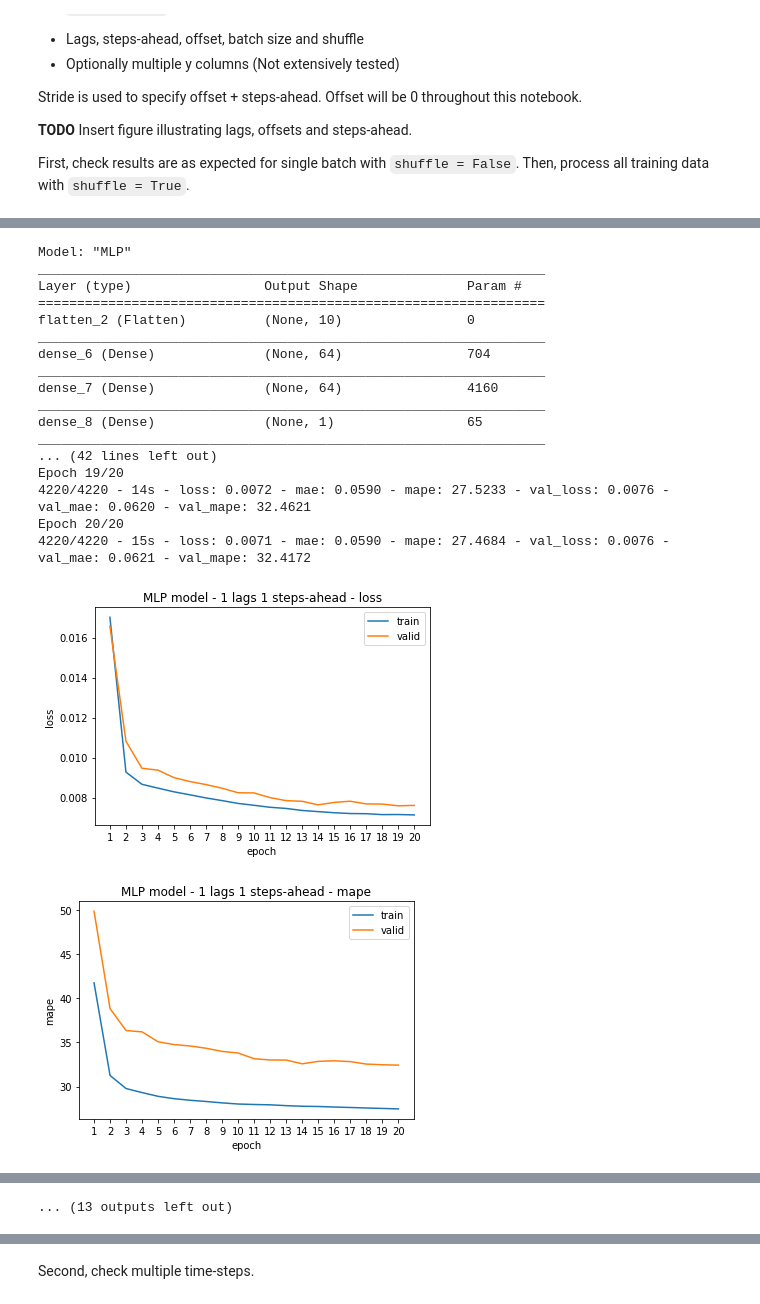
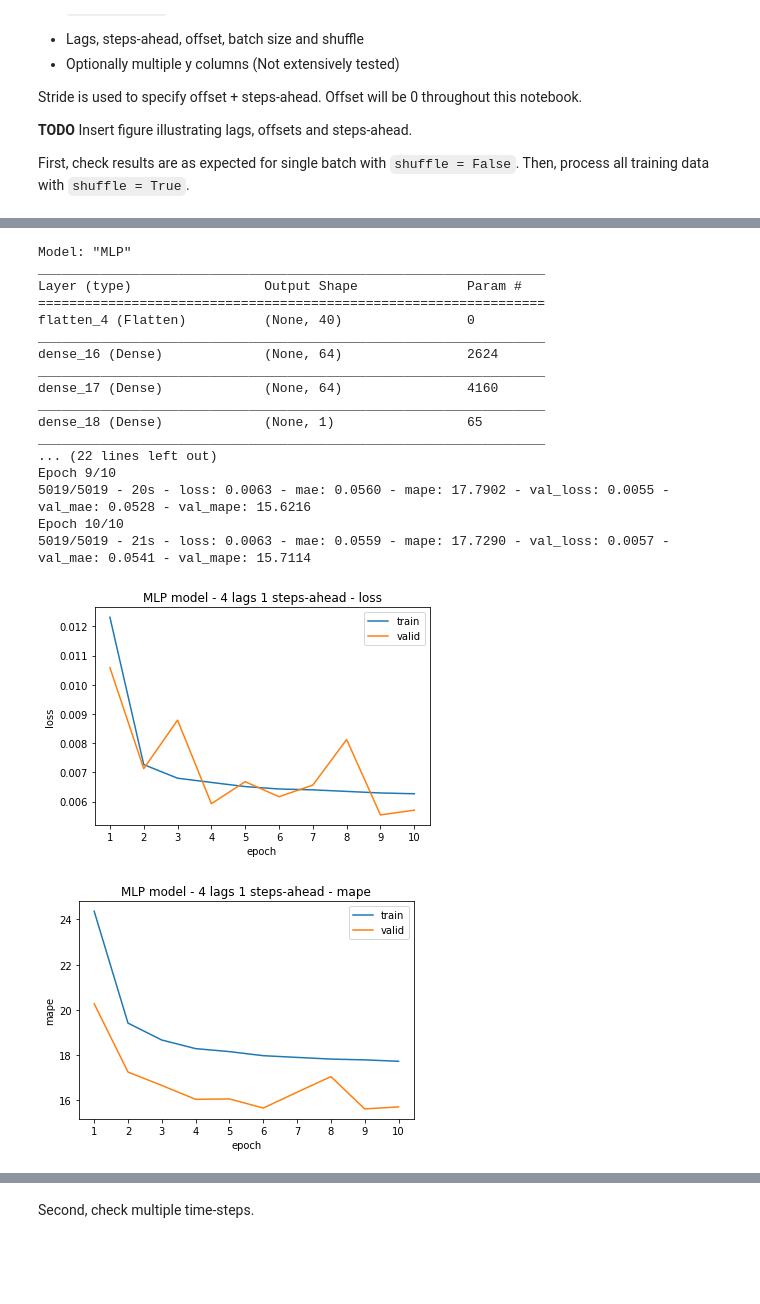
Before and after one commit to makeyourownmaker/CambridgeTemperatureModel, a Jupyter notebook: notebooks/keras_mlp_fcn_resnet_time_series.ipynb, the cells around one changed output, grey strips where cells are left out. Saved outputs shown, nothing was run; the diff lists cells and outputs as text; code cells hidden in the pictures; blank space fills up the shorter version.

```diff
--- a/notebooks/keras_mlp_fcn_resnet_time_series.ipynb
+++ b/notebooks/keras_mlp_fcn_resnet_time_series.ipynb
@@ -49,6 +56,9 @@ if 'google.colab' in str(get_ipython()):
 else:
     data_loc = "../data/CamUKWeather.csv"
 df = pd.read_csv(data_loc, parse_dates = True)
+
+df['ds'] = pd.to_datetime(df['ds'])
+
 print("Shape:")
 print(df.shape)
 print("\nInfo:")
@@ -463,9 +750,12 @@ def compile_fit_validate(model, train, valid, optimizer, epochs = 5, verbose = 2
     else:
         opt = Adam(lr = 0.001)
 
+    es = EarlyStopping(monitor = 'val_loss', mode = 'min', verbose = 1, patience = 10)
+    lr = ReduceLROnPlateau(monitor = 'val_loss', factor = 0.2, patience = 5, min_lr = 0.0001)
+
     model.compile(optimizer = opt, loss = 'mse', metrics = ['mae', 'mape'])
     h = model.fit(train, validation_data = valid,
-                  epochs = epochs, verbose = verbose)
+                  epochs = epochs, verbose = verbose, callbacks = [es, lr])
 
     return h
 
@@ -530,7 +820,7 @@ def build_small_model(name, data):
     return small
 
 
-def build_mlp_model_orig(name, data):
+def build_mlp_model_orig(name, data, n):
     in_shape, _ = get_io_shapes(data)
 
     mlp = Sequential(name = name)
@@ -554,7 +844,7 @@ def build_mlp_model_orig(name, data):
     return mlp
 
 
-def build_mlp_model(name, data):
+def build_mlp_model(name, data, neurons = 64):
     in_shape, _ = get_io_shapes(data)
 
     mlp = Sequential(name = name)
@@ -563,72 +853,71 @@ def build_mlp_model(name, data):
     mlp.add(Flatten())  # Shape: (time, features) => (time*features)
     # mlp.add(Dropout(0.1))
 
-    mlp.add(Dense(64, activation = 'relu'))
+    mlp.add(Dense(neurons, activation = 'relu'))
     # mlp.add(Dropout(0.1))
 
-    mlp.add(Dense(64, activation = 'relu'))
+    mlp.add(Dense(neurons, activation = 'relu'))
     # mlp.add(Dropout(0.1))
 
-    # mlp.add(Dense(32, activation = 'relu'))
+    # mlp.add(Dense(neurons, activation = 'relu'))
     # mlp.add(Dropout(0.1))
 
     mlp.add(Dense(1))
     mlp.add(Reshape([1, -1]))
 
     return mlp
 
 
 def run_model(model, train, valid, optimizer = 'adam', epochs = 5):
     in_shape, out_shape = get_io_shapes(train)
     model_id = model.name + ' model - ' + str(in_shape[0]) + \
                ' lags ' + str(out_shape[0]) + ' steps-ahead -'
 
     model.summary()
     h = compile_fit_validate(model, train, valid, optimizer, epochs)
     plot_history(h, model_id, epochs)
     print_min_loss(h, model_id)
 
     return h
 
 
-# lags = 8
-# ds_train_8l_1s, ds_valid_8l_1s, ds_test_8l_1s = make_datasets(train_df, valid_df, test_df,
-#                                                              lags = lags, shuffle = False, bs = 8)
+#ds_train_4l_1s, ds_valid_4l_1s, ds_test_4l_1s = make_datasets(train_df, valid_df, test_df,
+#                                                              lags = 4, shuffle = True, bs = 4)
 
 name = 'MLP'
-mlp_1l_1s   = build_mlp_model(name, ds_train_1l_1s)
-h_mlp_1l_1s = run_model(mlp_1l_1s, ds_train_1l_1s, ds_valid_1l_1s, optimizer = 'adadelta', epochs = 20)
+#mlp_1l_1s   = build_mlp_model(name, ds_train_1l_1s)
+#h_mlp_1l_1s = run_model(mlp_1l_1s, ds_train_1l_1s, ds_valid_1l_1s, optimizer = 'adadelta', epochs = 20)
 mlp_4l_1s   = build_mlp_model(name, ds_train_4l_1s)
-h_mlp_4l_1s = run_model(mlp_4l_1s, ds_train_4l_1s, ds_valid_4l_1s, optimizer = 'adadelta', epochs = 20)
-mlp_8l_1s   = build_mlp_model(name, ds_train_8l_1s)
-h_mlp_8l_1s = run_model(mlp_8l_1s, ds_train_8l_1s, ds_valid_8l_1s, optimizer = 'adadelta', epochs = 20)
-mlp_16l_1s   = build_mlp_model(name, ds_train_16l_1s)
-h_mlp_16l_1s = run_model(mlp_16l_1s, ds_train_16l_1s, ds_valid_16l_1s, optimizer = 'adadelta', epochs = 20)
-mlp_24l_1s   = build_mlp_model(name, ds_train_24l_1s)
-h_mlp_24l_1s = run_model(mlp_24l_1s, ds_train_24l_1s, ds_valid_24l_1s, optimizer = 'adadelta', epochs = 20)
-mlp_32l_1s   = build_mlp_model(name, ds_train_32l_1s)
-h_mlp_32l_1s = run_model(mlp_32l_1s, ds_train_32l_1s, ds_valid_32l_1s, optimizer = 'adadelta', epochs = 20)
-mlp_40l_1s   = build_mlp_model(name, ds_train_40l_1s)
-h_mlp_40l_1s = run_model(mlp_40l_1s, ds_train_40l_1s, ds_valid_40l_1s, optimizer = 'adadelta', epochs = 20)
-mlp_48l_1s   = build_mlp_model(name, ds_train_48l_1s)
-h_mlp_48l_1s = run_model(mlp_48l_1s, ds_train_48l_1s, ds_valid_48l_1s, optimizer = 'adadelta', epochs = 20)
+h_mlp_4l_1s = run_model(mlp_4l_1s, ds_train_4l_1s, ds_valid_4l_1s, optimizer = 'adadelta', epochs = 10)
+#mlp_8l_1s   = build_mlp_model(name, ds_train_8l_1s)
+#h_mlp_8l_1s = run_model(mlp_8l_1s, ds_train_8l_1s, ds_valid_8l_1s, optimizer = 'adadelta', epochs = 20)
+#mlp_16l_1s   = build_mlp_model(name, ds_train_16l_1s)
+#h_mlp_16l_1s = run_model(mlp_16l_1s, ds_train_16l_1s, ds_valid_16l_1s, optimizer = 'adadelta', epochs = 20)
+#mlp_24l_1s   = build_mlp_model(name, ds_train_24l_1s)
+#h_mlp_24l_1s = run_model(mlp_24l_1s, ds_train_24l_1s, ds_valid_24l_1s, optimizer = 'adadelta', epochs = 20)
+#mlp_32l_1s   = build_mlp_model(name, ds_train_32l_1s)
+#h_mlp_32l_1s = run_model(mlp_32l_1s, ds_train_32l_1s, ds_valid_32l_1s, optimizer = 'adadelta', epochs = 20)
+#mlp_40l_1s   = build_mlp_model(name, ds_train_40l_1s)
+#h_mlp_40l_1s = run_model(mlp_40l_1s, ds_train_40l_1s, ds_valid_40l_1s, optimizer = 'adadelta', epochs = 20)
+#mlp_48l_1s   = build_mlp_model(name, ds_train_48l_1s)
+#h_mlp_48l_1s = run_model(mlp_48l_1s, ds_train_48l_1s, ds_valid_48l_1s, optimizer = 'adadelta', epochs = 20)
 # %% [output]
 Model: "MLP"
 _________________________________________________________________
 Layer (type)                 Output Shape              Param #
 =================================================================
-flatten_2 (Flatten)          (None, 10)                0
+flatten_4 (Flatten)          (None, 40)                0
 _________________________________________________________________
-dense_6 (Dense)              (None, 64)                704
+dense_16 (Dense)             (None, 64)                2624
 _________________________________________________________________
-dense_7 (Dense)              (None, 64)                4160
+dense_17 (Dense)             (None, 64)                4160
 _________________________________________________________________
-dense_8 (Dense)              (None, 1)                 65
+dense_18 (Dense)             (None, 1)                 65
 _________________________________________________________________
-... (42 lines left out)
-Epoch 19/20
-4220/4220 - 14s - loss: 0.0072 - mae: 0.0590 - mape: 27.5233 - val_loss: 0.0076 - val_mae: 0.0620 - val_mape: 32.4621
-Epoch 20/20
-4220/4220 - 15s - loss: 0.0071 - mae: 0.0590 - mape: 27.4684 - val_loss: 0.0076 - val_mae: 0.0621 - val_mape: 32.4172
+... (22 lines left out)
+Epoch 9/10
+5019/5019 - 20s - loss: 0.0063 - mae: 0.0560 - mape: 17.7902 - val_loss: 0.0055 - val_mae: 0.0528 - val_mape: 15.6216
+Epoch 10/10
+5019/5019 - 21s - loss: 0.0063 - mae: 0.0559 - mape: 17.7290 - val_loss: 0.0057 - val_mae: 0.0541 - val_mape: 15.7114
-[figure, old version]
+[figure, new version]
-[figure, old version]
+[figure, new version]
@@ -692 +925,0 @@ Epoch 20/20
-... (13 outputs left out)
```
Also changed, not shown: parts of 26 cells of this notebook.
